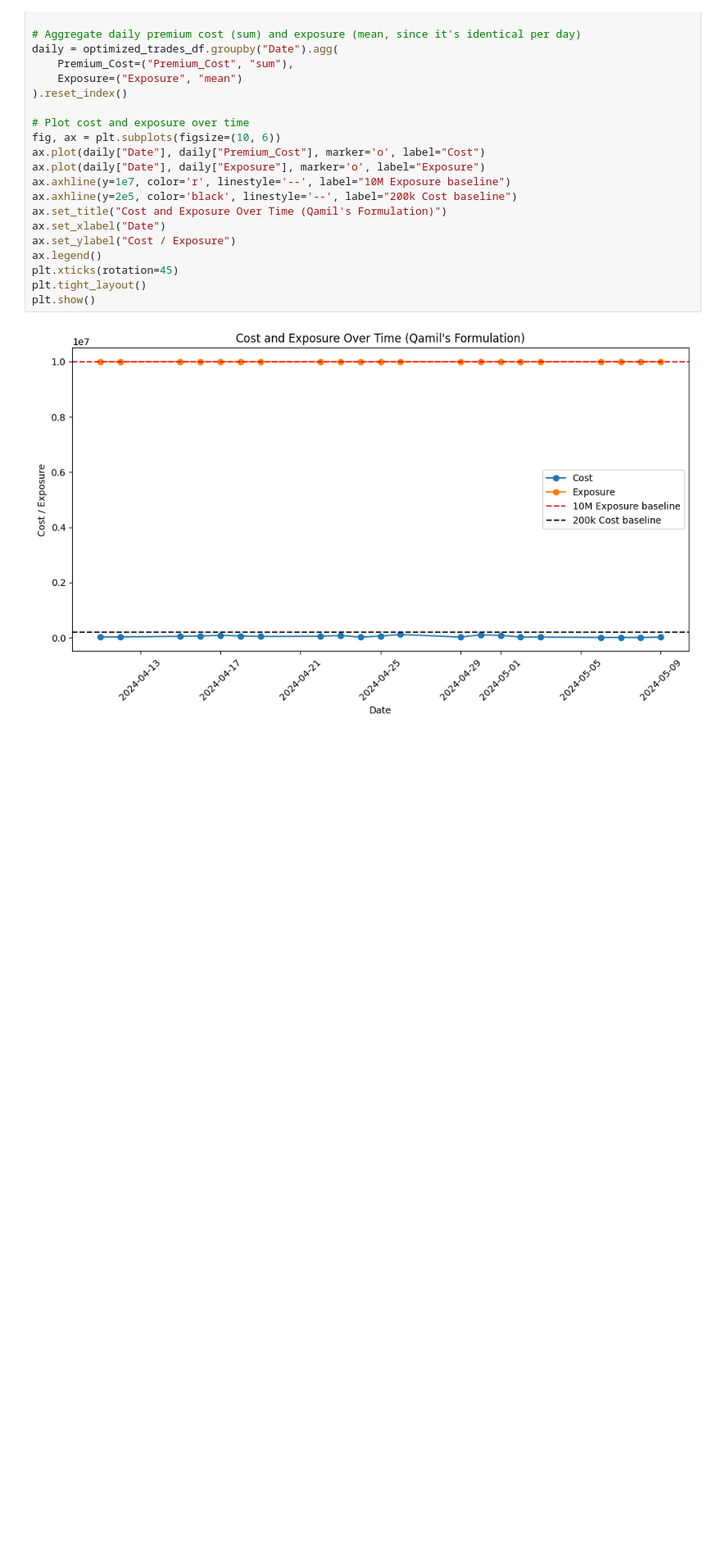
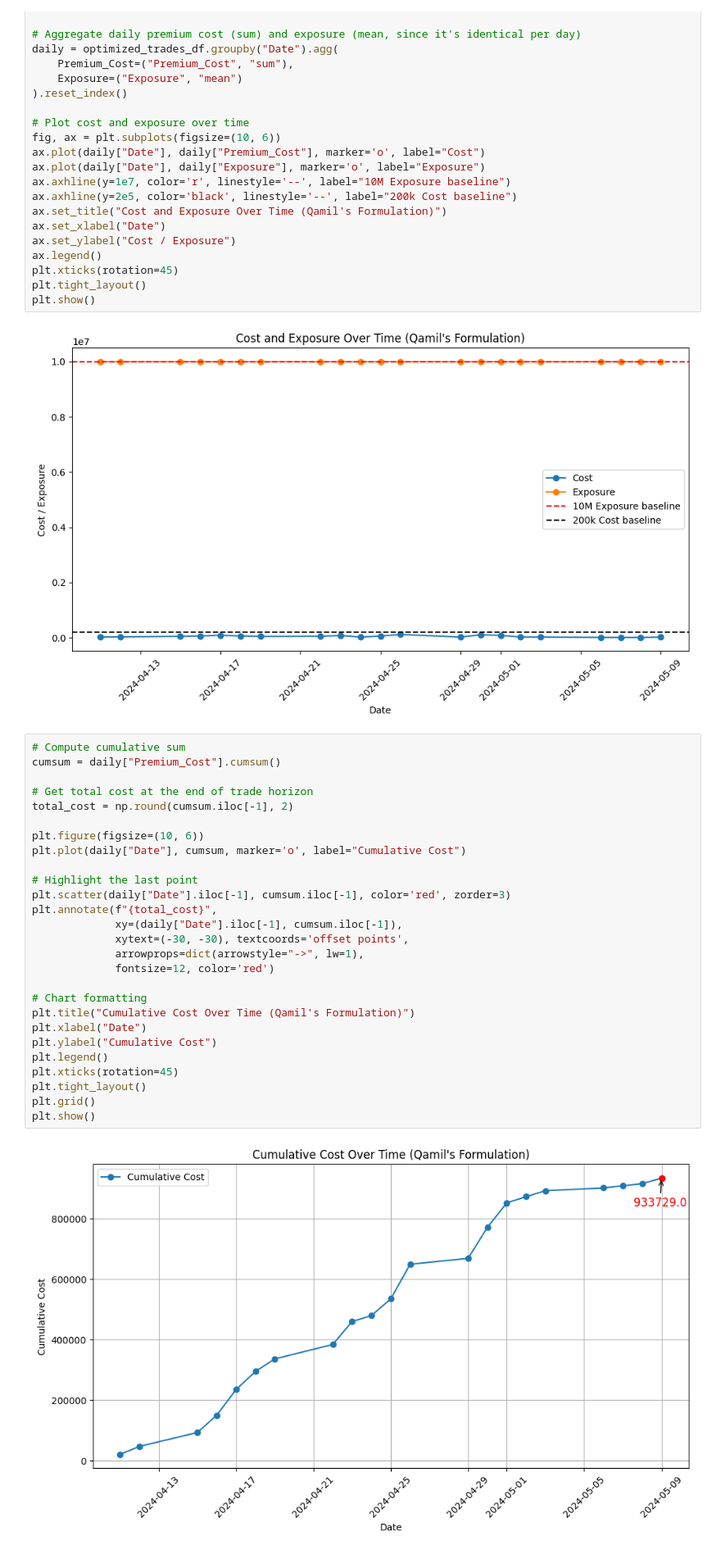
Before and after one commit to Qamil-Mirza/badss-2025-options-alpha-strategy, a Jupyter notebook: notebooks/analysis.ipynb, the cells around one changed output. Shown at 82% size. Saved outputs shown, nothing was run; the diff lists cells and outputs as text; blank space fills up the shorter version.

```diff
--- a/notebooks/analysis.ipynb
+++ b/notebooks/analysis.ipynb
@@ -388,3 +388,32 @@ plt.tight_layout()
 plt.show()
 # %% [output]
 [figure]
+# %%
+# Compute cumulative sum
+cumsum = daily["Premium_Cost"].cumsum()
+
+# Get total cost at the end of trade horizon
+total_cost = np.round(cumsum.iloc[-1], 2)
+
+plt.figure(figsize=(10, 6))
+plt.plot(daily["Date"], cumsum, marker='o', label="Cumulative Cost")
+
+# Highlight the last point
+plt.scatter(daily["Date"].iloc[-1], cumsum.iloc[-1], color='red', zorder=3)
+plt.annotate(f"{total_cost}",
+             xy=(daily["Date"].iloc[-1], cumsum.iloc[-1]),
+             xytext=(-30, -30), textcoords='offset points',
+             arrowprops=dict(arrowstyle="->", lw=1),
+             fontsize=12, color='red')
+
+# Chart formatting
+plt.title("Cumulative Cost Over Time (Qamil's Formulation)")
+plt.xlabel("Date")
+plt.ylabel("Cumulative Cost")
+plt.legend()
+plt.xticks(rotation=45)
+plt.tight_layout()
+plt.grid()
+plt.show()
+# %% [output]
+[figure, added]
```
Also changed, not shown: parts of 14 cells of this notebook, 1 other file.
